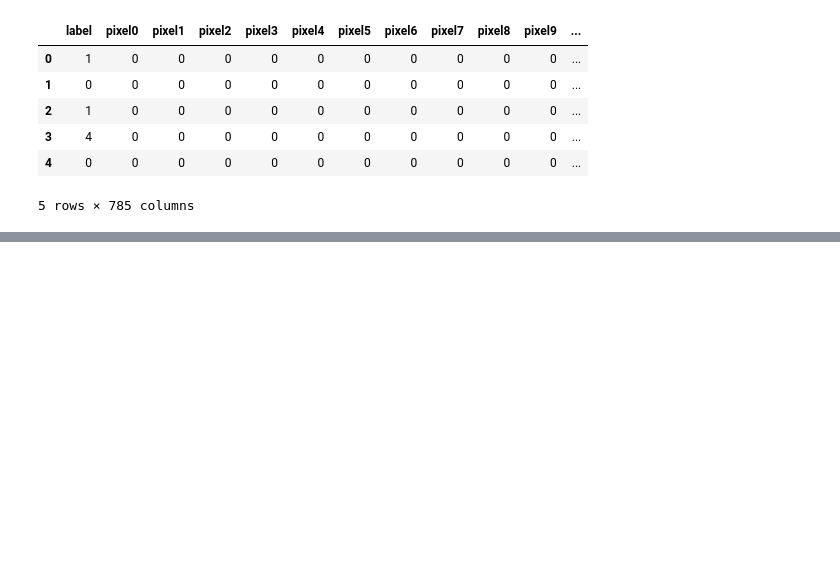
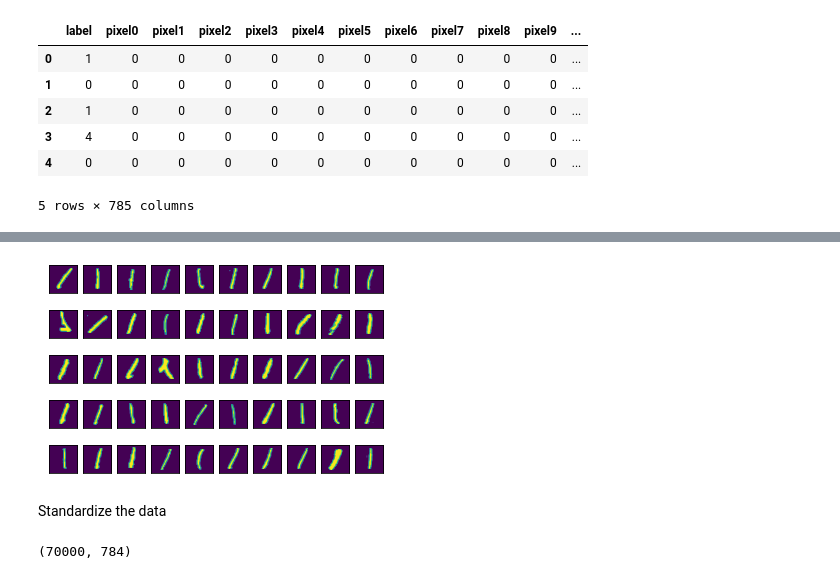
Before and after one commit to Rachhh53/Digit-Recognizer, a Jupyter notebook: DigitRecognizer.ipynb, the cells around one changed output, grey strips where cells are left out. Cells and saved outputs as stored; diff of their text form; code cells hidden in the pictures; blank space fills up the shorter version.

```diff
--- a/DigitRecognizer.ipynb
+++ b/DigitRecognizer.ipynb
@@ -74,0 +224,21 @@ df_train.head()
+# %%
+def show_images_by_digit(digit_to_see):
+    if digit_to_see in list(range(10)):
+        indices = np.where(y == digit_to_see) # pull indices for num of interest
+        for digit_num in range(0,50):
+            plt.subplot(5,10, digit_num+1) #create subplots
+            #reshape images
+            mat_data = X.iloc[indices[0][digit_num]].values.reshape(28,28)
+            plt.imshow(mat_data) #plot the data
+            plt.xticks([]) #removes numbered labels on x-axis
+            plt.yticks([]) #removes numbered labels on y-axis
+show_images_by_digit(1)
+# %% [output]
+[figure, added]
+# %% [markdown]
+Standardize the data
+# %%
+standardized_data = StandardScaler().fit_transform(df)
+standardized_data.shape
+# %% [output]
+(70000, 784)
```
Also changed, not shown: parts of 62 cells of this notebook.
